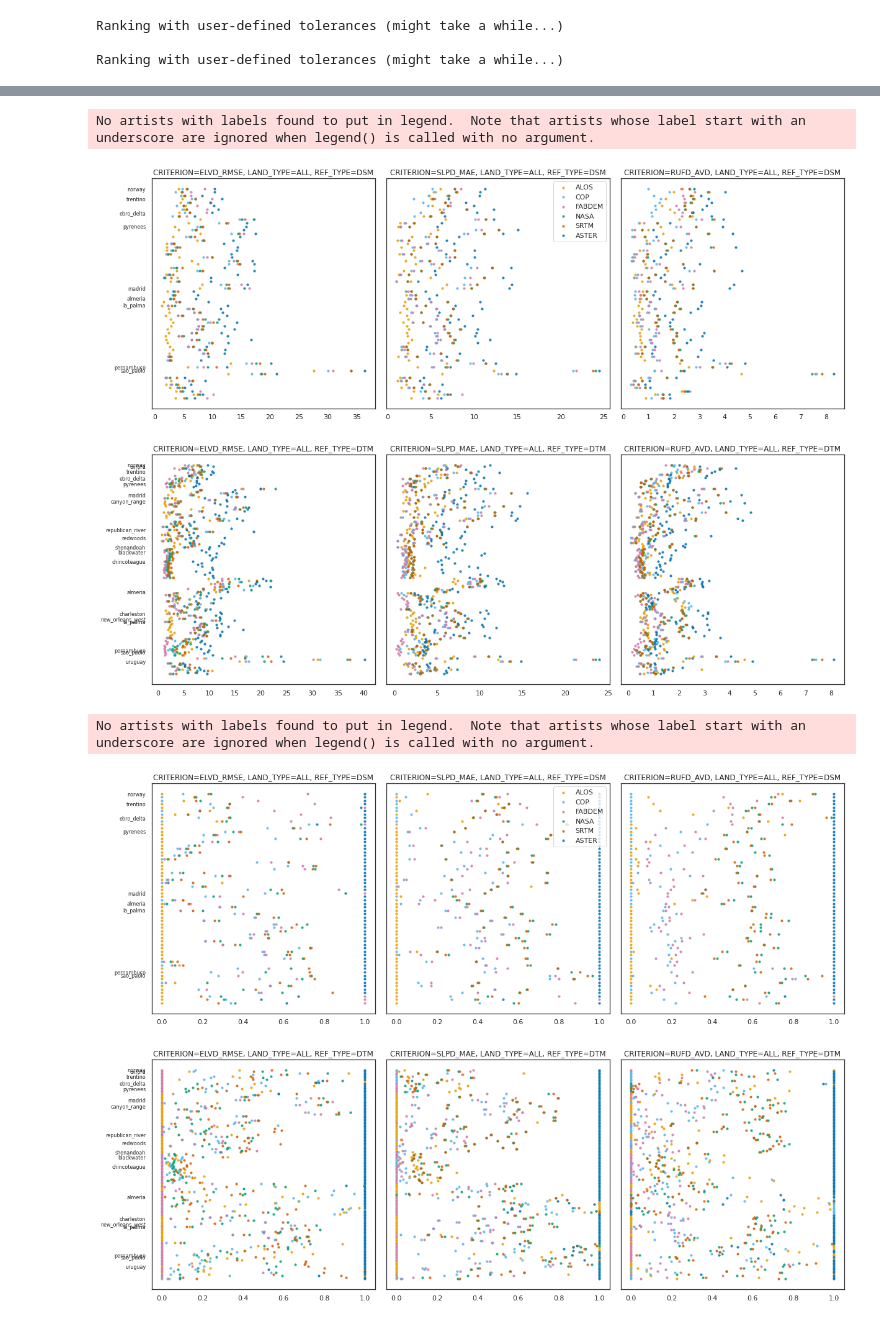
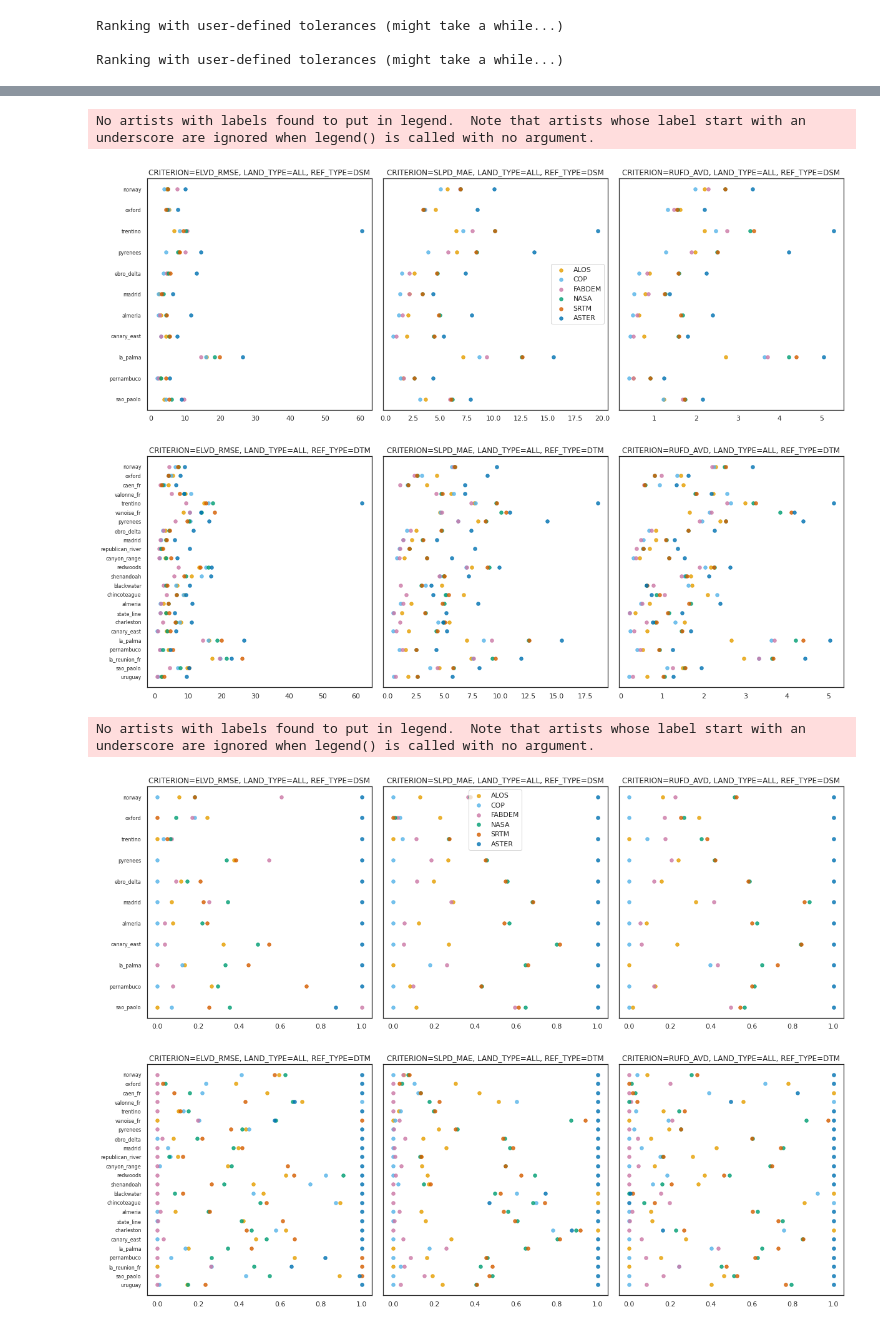
Before and after one commit to CarlosGrohmann/DEMIX_wine_contest, a Jupyter notebook: DEMIX_wineContest_notebook.ipynb, the cells around one changed output, grey strips where cells are left out. Cells and saved outputs as stored; diff of their text form; code cells hidden in the pictures.

```diff
--- a/DEMIX_wineContest_notebook.ipynb
+++ b/DEMIX_wineContest_notebook.ipynb
@@ -450,11 +492,18 @@ plt.show()
 # %%
-csv_file = 'demix_database_v1.csv'
+# re-read the demix database and sort by area
 csv_means = f'{root_dir}/{csv_file}'
 df = pd.read_csv(csv_means, sep=',',engine='python',comment='#',quotechar='"')
-df_sort = df.sort_values(by='AREA', key=lambda column: column.map(lambda e: tile_sort.index(e)))
+df = df[['AREA','REF_TYPE','LAND_TYPE','CRITERION', 'FABDEM', 'COP', 'ALOS', 'NASA','SRTM', 'ASTER']]
+# df_sort = df.sort_values(by='AREA', key=lambda column: column.map(lambda e: tile_sort.index(e)))
 
 medians = ['ELVD_MED','SLPD_MED','RUFD_MED']
 means = ['ELVD_MEAN','SLPD_MEAN','RUFD_MEAN']
 ref_lst = ['DSM','DTM']
 ref_medians = [(x,y) for x in ref_lst for y in medians] # or list(itertools.product(ref_lst, medians))
 ref_means = [(x,y) for x in ref_lst for y in means]
+# %%
+# select only ALL landtypesm then groupby and get means
+df_cond = df.query(f"LAND_TYPE=='ALL'").copy()
+df_group = df_cond.groupby(['AREA','REF_TYPE','CRITERION']).mean()
+df_sort = df_group.sort_values(by='AREA', key=lambda column: column.map(lambda e: tile_sort.index(e)))
+df_sort
@@ -495,6 +561,6 @@ No artists with labels found to put in legend.  Note that artists whose label st
 # %%
 # MEANS (very similar to medians)
-fname = 'means_elev_slp_ruf.svg'
+fname = 'means_elev_slp_ruf_2023-06.svg'
 ref_avg = ref_means
 plot_avgs(ref_avg, fname)
 # %% [output]
@@ -515,7 +581,7 @@ ref_crits = [(x,y) for x in ref_lst for y in crits]
 def min_max_scaling(series):
     return (series - series.min()) / (series.max() - series.min())
 
-def plot_unsigned(ref_crits, fname, norm=False):
+def plot_unsigned(ref_crits, fname=False, norm=False):
     grid_kws = {'width_ratios': (0.3, 0.3, 0.3), 'wspace': 0.05} # size of subplots
     fig, axes = plt.subplots(2, 3, gridspec_kw=grid_kws,figsize=(20,15), sharey='row')
     # plot
@@ -523,11 +589,11 @@ def plot_unsigned(ref_crits, fname, norm=False):
         ax = axes.flatten()[i]
         ref = ref_crits[i][0]
         crt = ref_crits[i][1]
-        cond = f"REF_TYPE=='{ref}' and LAND_TYPE=='ALL' and CRITERION=='{crt}'"
+        cond = f"REF_TYPE=='{ref}' and CRITERION=='{crt}'"
         title = f'CRITERION={crt}, LAND_TYPE=ALL, REF_TYPE={ref}'
         df_cond = df_sort.query(cond).copy().reset_index().reset_index()
         for dem in dem_order:
-            y_seq = df_cond['level_0'][::-1]
+            y_seq = df_cond['index'][::-1]
             if norm:
                 df_T = df_cond[dem_order].T
                 for col in df_T.columns:
@@ -536,7 +602,7 @@ def plot_unsigned(ref_crits, fname, norm=False):
                 x_dem = df_TT[dem]
             else:
                 x_dem = df_cond[dem]
-            ax.scatter(y=y_seq, x=x_dem, label=dem, marker='o', s=10, alpha=0.8, c=dem_clr_dict[dem])
+            ax.scatter(y=y_seq, x=x_dem, label=dem, marker='o', s=30, alpha=0.8, c=dem_clr_dict[dem])
         ax.set_title(title)
         ax.tick_params(axis='y', labelsize=8)
         area_list = list(df_cond['AREA'])
@@ -546,17 +612,18 @@ def plot_unsigned(ref_crits, fname, norm=False):
         ax.set_yticklabels(area_unique)
         axes.flatten()[1].legend();
     # save fig
-    plt.savefig(fname, dpi=300)
+    if fname:
+        plt.savefig(fname, dpi=300)
 # %%
-fname = 'plot_3tiles_unsigned.svg'
+fname = 'plot_3tiles_unsigned_2023-06.svg'
 plot_unsigned(ref_crits, fname, norm=False)
 # %% [output]
 No artists with labels found to put in legend.  Note that artists whose label start with an underscore are ignored when legend() is called with no argument.
-[figure, old version]
+[figure, new version]
 # %%
-fname = 'plot_3tiles_unsigned_norm_0-1.svg'
+fname = 'plot_3tiles_unsigned_norm_0-1_2023-06.svg'
 plot_unsigned(ref_crits, fname, norm=True)
 # %% [output]
 No artists with labels found to put in legend.  Note that artists whose label start with an underscore are ignored when legend() is called with no argument.
-[figure, old version]
+[figure, new version]
 # %% [markdown]
```
Also changed, not shown: parts of 35 cells of this notebook.
